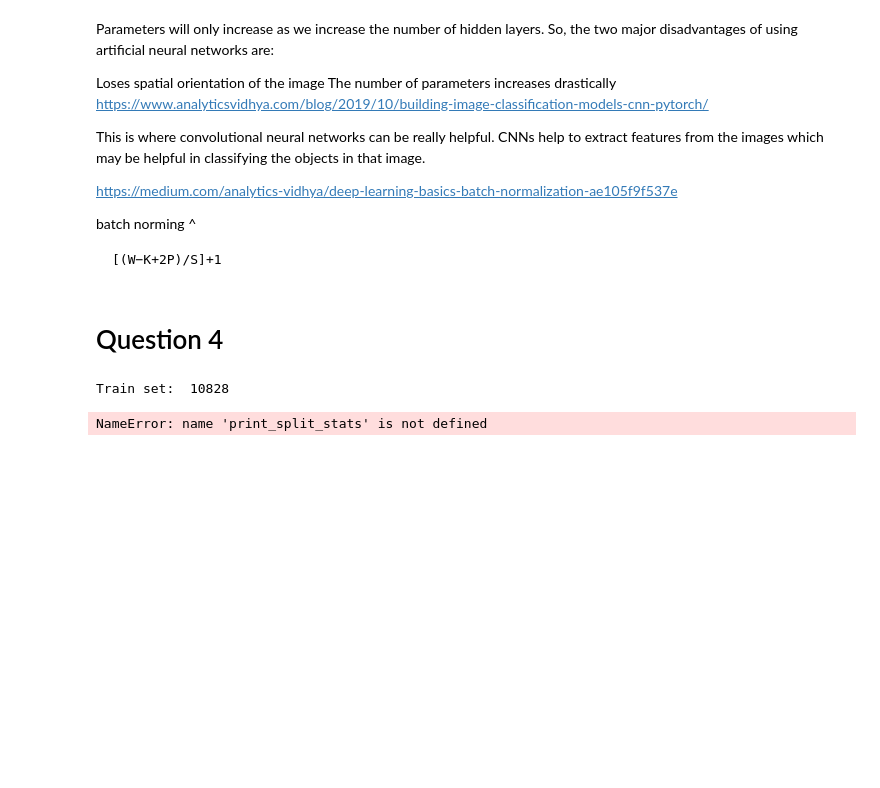
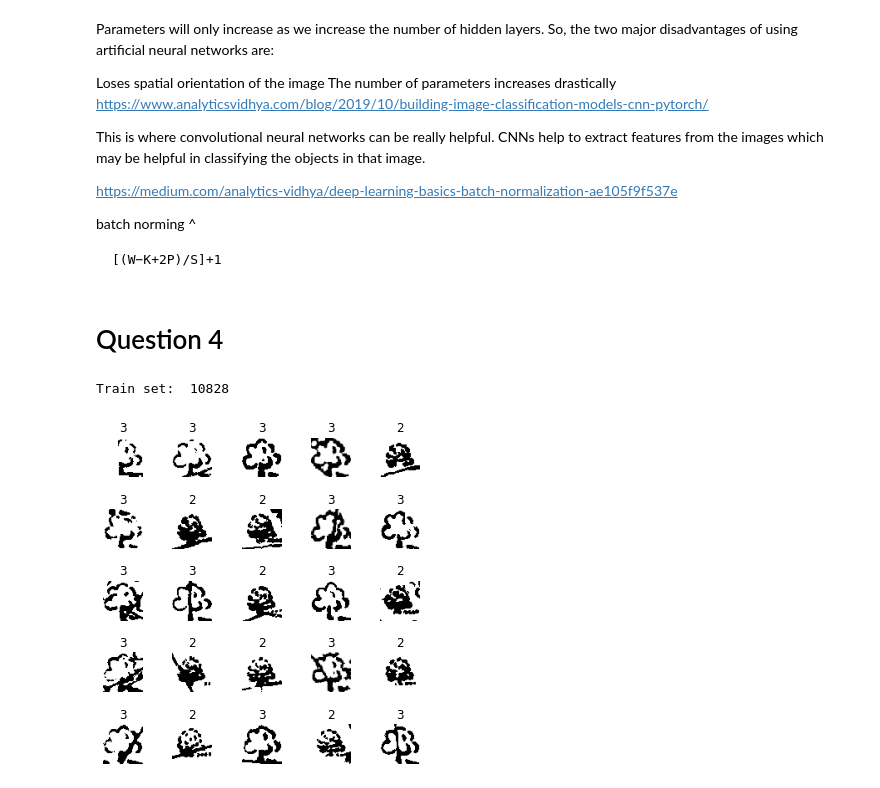
Before and after one commit to LucyIvatt/probabilistic-and-deep-learning, a Jupyter notebook: int3.ipynb, the cells around one changed output. Drawn from its saved outputs; the diff is of its cells as text; code cells hidden in the pictures; blank space fills up the shorter version.

Commit message:
changed batch size

```diff
--- a/int3.ipynb
+++ b/int3.ipynb
@@ -601,64 +601,55 @@ import numpy as np
 device = torch.device('cuda' if torch.cuda.is_available() else 'cpu')
 
 %matplotlib inline
 import matplotlib.pyplot as plt
 
 
 # Define some parameters
-batch_size = 100
-nz = 100 # Size of z latent vector (i.e. size of generator input)
-ngf = 64 # Size of feature maps in generator
-feature_maps = 64 # Size of feature maps in discriminator
-num_epochs = 5 # Number of training epochs
-lr = 0.0002 # Learning rate for optimizers
-beta1 = 0.5 # Beta1 hyperparam for Adam optimizers
+# nz = 100 # Size of z latent vector (i.e. size of generator input)
+# ngf = 64 # Size of feature maps in generator
+# feature_maps = 64 # Size of feature maps in discriminator
+# num_epochs = 5 # Number of training epochs
+# lr = 0.0002 # Learning rate for optimizers
+# beta1 = 0.5 # Beta1 hyperparam for Adam optimizers
+
+CGAN_EPOCHS = 5
+GEN_INPUT_Z = 100
 
 CGAN_data = datasets.ImageFolder(root='images', transform=transforms.Compose([transforms.Grayscale(num_output_channels=1),
                                                                                 transforms.ToTensor(),
                                                                                 transforms.Resize((48, 48)),
                                                                                 transforms.Normalize(0.5,0.5)]))
 
 CGAN_data.targets = [target-1 for target in CGAN_data.targets]
 tree_indicies = [i for i in range(len(CGAN_data)) if CGAN_data.targets[i] != -1]
 
 CGAN_subset = Subset(CGAN_data, tree_indicies)
 num_class_gan_train = Counter(CGAN_data.targets[i] for i in tree_indicies)
 print("Train set: ", sum(num_class_gan_train.values()))
-print_split_stats(num_class_gan_train)
+# print_split_stats(num_class_gan_train)
 
 cgan_y_train = [CGAN_data.targets[i] for i in tree_indicies]
 cgan_class_sample_count = np.array([v for _, v in sorted(num_class_gan_train.items())])
 cgan_weight = 1. / cgan_class_sample_count
 cgan_samples_weight = np.array([cgan_weight[t-1] for t in cgan_y_train])
 cgan_samples_weight = torch.from_numpy(cgan_samples_weight)
 
 CGAN_sampler = WeightedRandomSampler(cgan_samples_weight.type('torch.DoubleTensor'), len(cgan_samples_weight))
-data_loader = DataLoader(CGAN_subset, batch_size=100, sampler=CGAN_sampler, drop_last=True)
+CGAN_dataloader = DataLoader(CGAN_subset, batch_size=BATCH_SIZE, sampler=CGAN_sampler, drop_last=True)
+images, labels = next(iter(CGAN_dataloader))
 
-images, labels = next(iter(CGAN_dataloader))
-print(len(images[0][0][0]))
-
-# figure = plt.figure(figsize=(6, 6))
-# plt.subplots_adjust(left=None, bottom=None, right=None, top=None, wspace=0.2, hspace=0.8)
-# cols, rows = 5, 5
-# for i in range(cols * rows):
-#     figure.add_subplot(rows, cols, i+1)
-#     plt.title(labels[i].item())
-#     plt.axis("off")
-#     plt.imshow(images[i,:].squeeze(), cmap="gray")
-# plt.show()
-
-# Define some parameters
-batch_size = 100
-nz = 100 # Size of z latent vector (i.e. size of generator input)
-ngf = 64 # Size of feature maps in generator
-ndf = 64 # Size of feature maps in discriminator
-num_epochs = 5 # Number of training epochs
-lr = 0.0002 # Learning rate for optimizers
-beta1 = 0.5 # Beta1 hyperparam for Adam optimizers
+figure = plt.figure(figsize=(6, 6))
+plt.subplots_adjust(left=None, bottom=None, right=None, top=None, wspace=0.2, hspace=0.8)
+cols, rows = 5, 5
+for i in range(cols * rows):
+    figure.add_subplot(rows, cols, i+1)
+    plt.title(labels[i].item())
+    plt.axis("off")
+    plt.imshow(images[i,:].squeeze(), cmap="gray")
+plt.show()
 # %% [output]
 Train set:  10828
-NameError: name 'print_split_stats' is not defined
+[figure, added]
 # %%
 device = torch.device("cuda" if torch.cuda.is_available() else "cpu")
 %matplotlib inline
```
Also changed, not shown: parts of 4 cells of this notebook.
